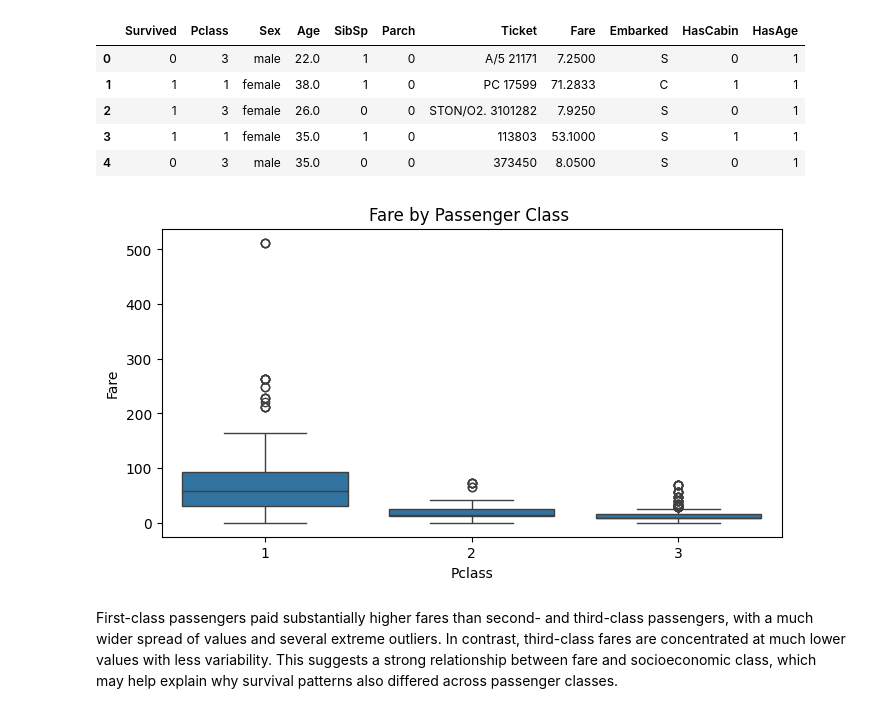
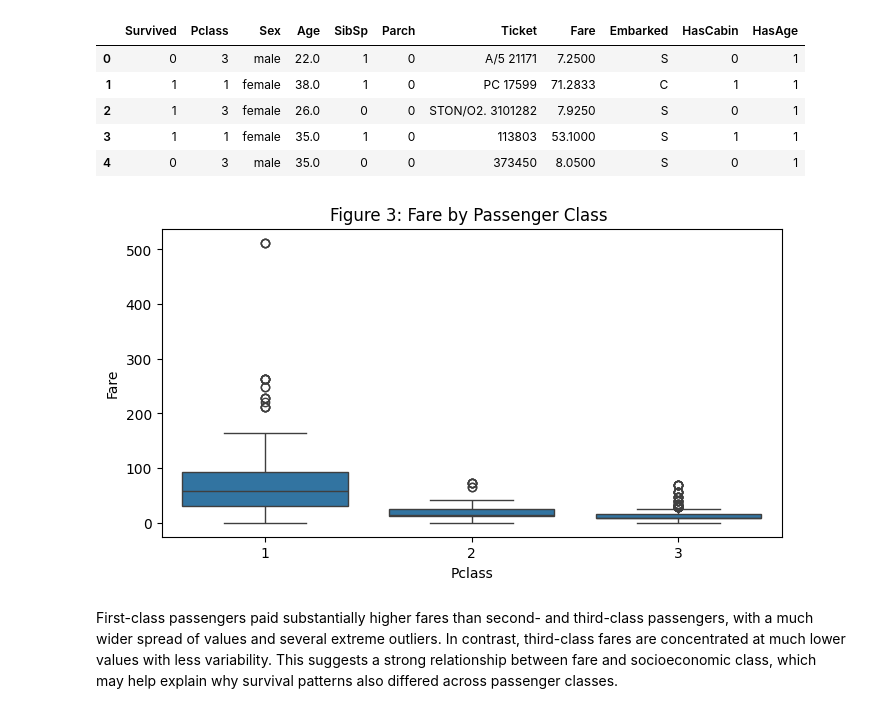
Before and after one commit to sheu/ai-programming-foundations-project, a Jupyter notebook: data_analysis_workflow.ipynb, the cells around one changed output. Drawn from its saved outputs; the diff is of its cells as text; code cells hidden in the pictures.

```diff
--- a/data_analysis_workflow.ipynb
+++ b/data_analysis_workflow.ipynb
@@ -453,12 +486,12 @@ female_view.head()
 # %%
 plt.figure(figsize=(8, 4))
 sns.boxplot(data=female_view, x="Pclass", y="Fare")
-plt.title("Fare by Passenger Class ")
+plt.title("Figure 3: Fare by Passenger Class ")
 plt.xlabel("Pclass")
 plt.ylabel("Fare")
 plt.show()
 # %% [output]
-[figure, old version]
+[figure, new version]
 # %% [markdown]
 First-class passengers paid substantially higher fares than second- and third-class passengers, with a much wider spread of values and several extreme outliers.
 In contrast, third-class fares are concentrated at much lower values with less variability.
```
Also changed, not shown: parts of 13 cells of this notebook, 1 other file.
